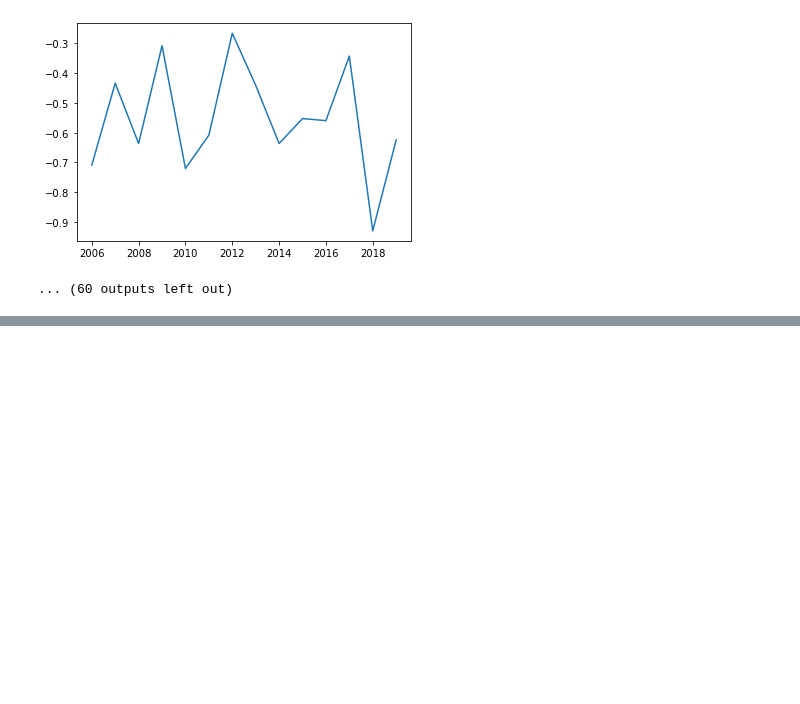
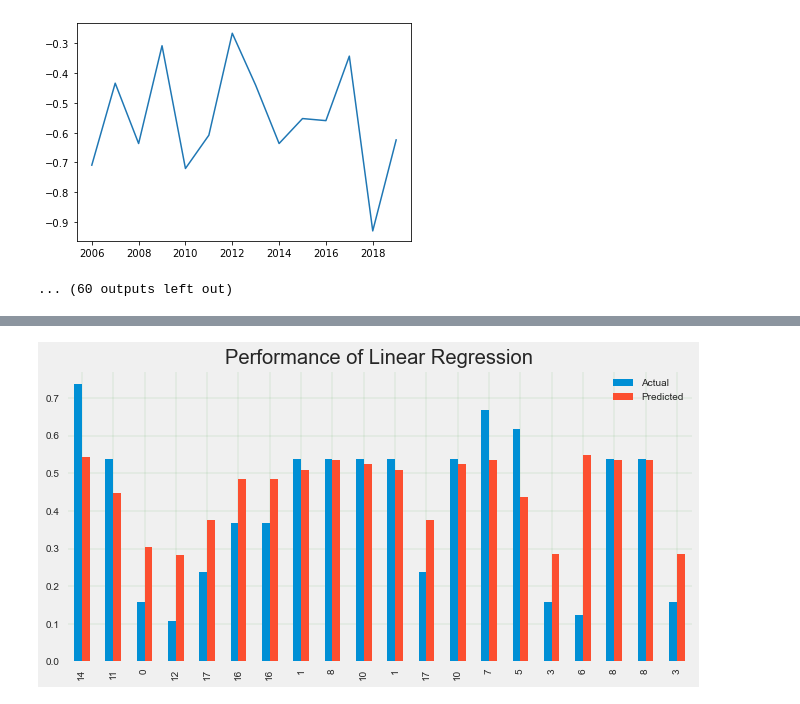
Before and after one commit to victoryapcheeann/QF608, a Jupyter notebook: 608 Project.ipynb, the cells around one changed output, grey strips where cells are left out. Drawn from its saved outputs; the diff is of its cells as text; code cells hidden in the pictures; blank space fills up the shorter version.

```diff
--- a/608 Project.ipynb
+++ b/608 Project.ipynb
@@ -655,0 +523,12 @@ Pass the following variables as keyword args: x, y. From version 0.12, the only
+# %%
+#Visualization of true value and predicted
+
+df_check = pd.DataFrame({'Actual': y_test_1, 'Predicted': y_pred_1})
+df_check = df_check.sample(20, replace=True)
+df_check.plot(kind='bar',figsize=(10,5))
+plt.grid(which='major', linestyle='-', linewidth='0.1', color='Green')
+plt.title('Performance of Linear Regression')
+plt.savefig('Linear-Regression-Performance')
+plt.show()
+# %% [output]
+[figure, added]
```
Also changed, not shown: parts of 71 cells of this notebook, 12 other files.
